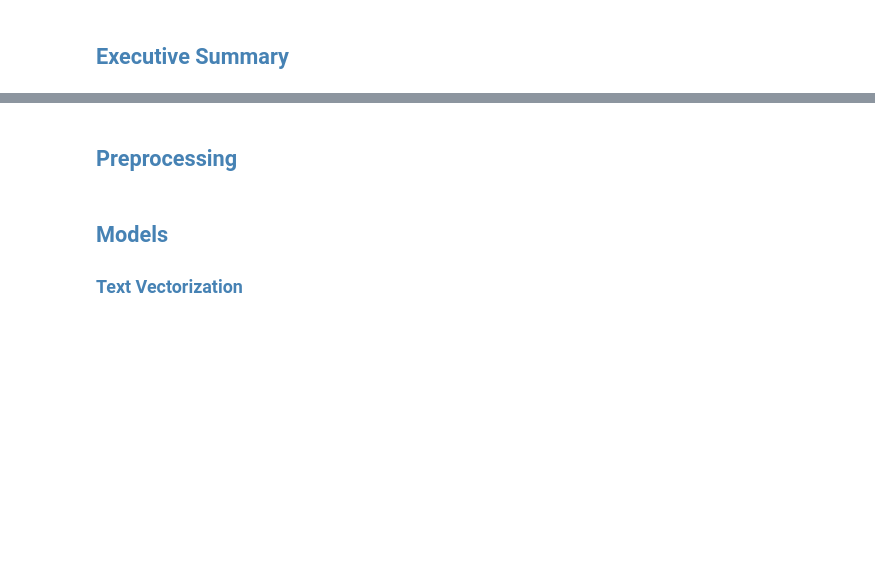
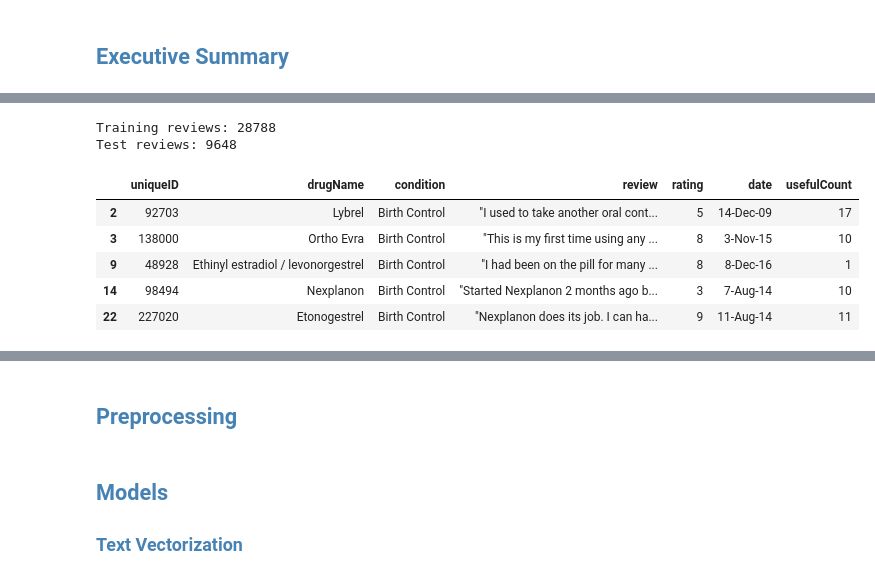
Before and after one commit to Qteneqja/topic-modeling, a Jupyter notebook: Asg07_Group07_QlirimTeneqja_AylieNagler_AnikaViado_ArsiKharghani.ipynb, the cells around one changed output, grey strips where cells are left out. Drawn from its saved outputs; the diff is of its cells as text; code cells hidden in the pictures; blank space fills up the shorter version.

```diff
--- a/Asg07_Group07_QlirimTeneqja_AylieNagler_AnikaViado_ArsiKharghani.ipynb
+++ b/Asg07_Group07_QlirimTeneqja_AylieNagler_AnikaViado_ArsiKharghani.ipynb
@@ -11,0 +58,27 @@
+# %%
+# Load the files
+train_raw = pd.read_csv("UCIdrug_train.csv")
+test_raw = pd.read_csv("UCIdrug_test.csv")
+
+# Select birth-control reviews.
+train_birth_control = train_raw[
+    train_raw["condition"].str.strip().str.casefold().eq("birth control")
+].copy()
+
+test_birth_control = test_raw[
+    test_raw["condition"].str.strip().str.casefold().eq("birth control")
+].copy()
+
+print("Training reviews:", len(train_birth_control))
+print("Test reviews:", len(test_birth_control))
+
+display(train_birth_control.head())
+# %% [output]
+Training reviews: 28788
+Test reviews: 9648
+|  | uniqueID | drugName | condition | review | rating | date | usefulCount |
+| 2 | 92703 | Lybrel | Birth Control | "I used to take another oral cont... | 5 | 14-Dec-09 | 17 |
+| 3 | 138000 | Ortho Evra | Birth Control | "This is my first time using any ... | 8 | 3-Nov-15 | 10 |
+| 9 | 48928 | Ethinyl estradiol / levonorgestrel | Birth Control | "I had been on the pill for many ... | 8 | 8-Dec-16 | 1 |
+| 14 | 98494 | Nexplanon | Birth Control | "Started Nexplanon 2 months ago b... | 3 | 7-Aug-14 | 10 |
+| 22 | 227020 | Etonogestrel | Birth Control | "Nexplanon does its job. I can ha... | 9 | 11-Aug-14 | 11 |
```
Also changed, not shown: parts of 12 cells of this notebook.
